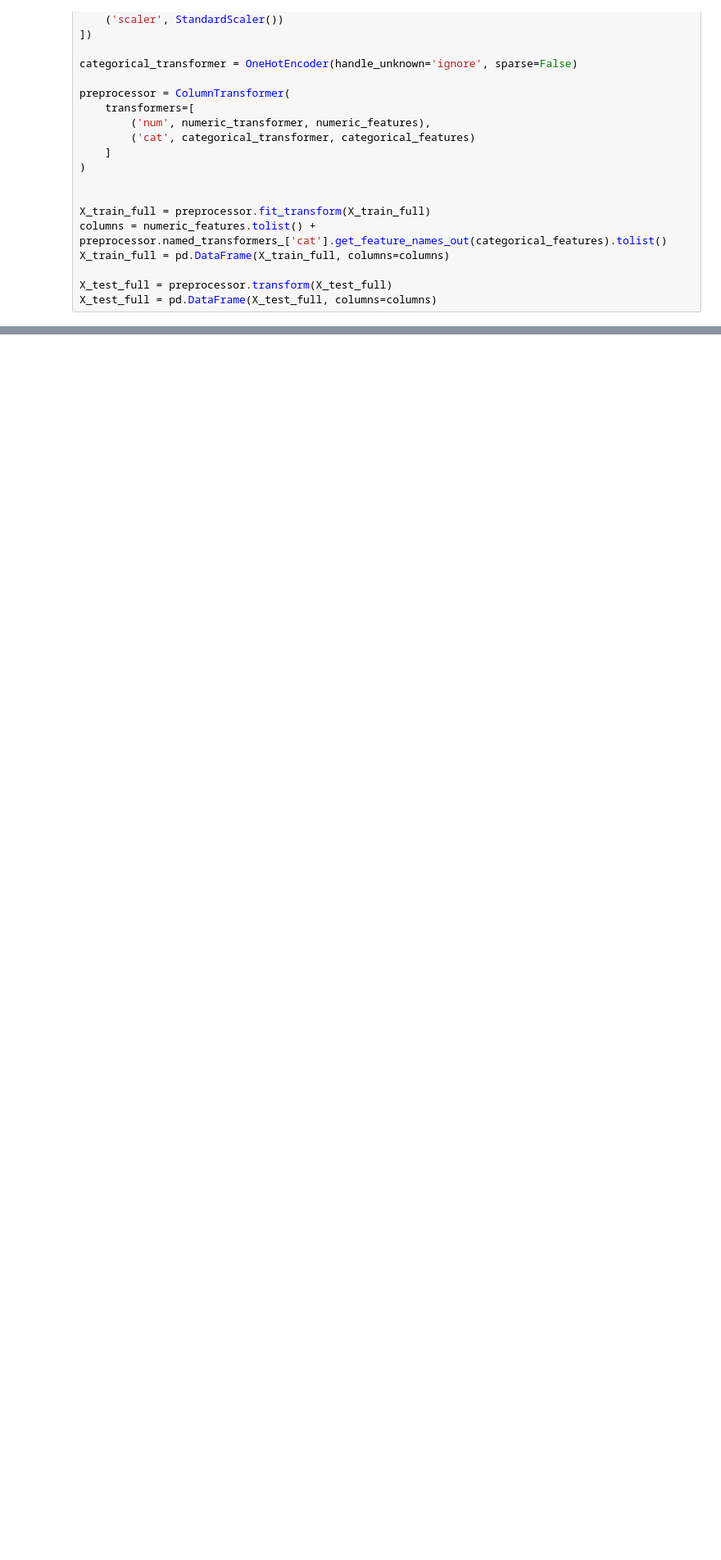
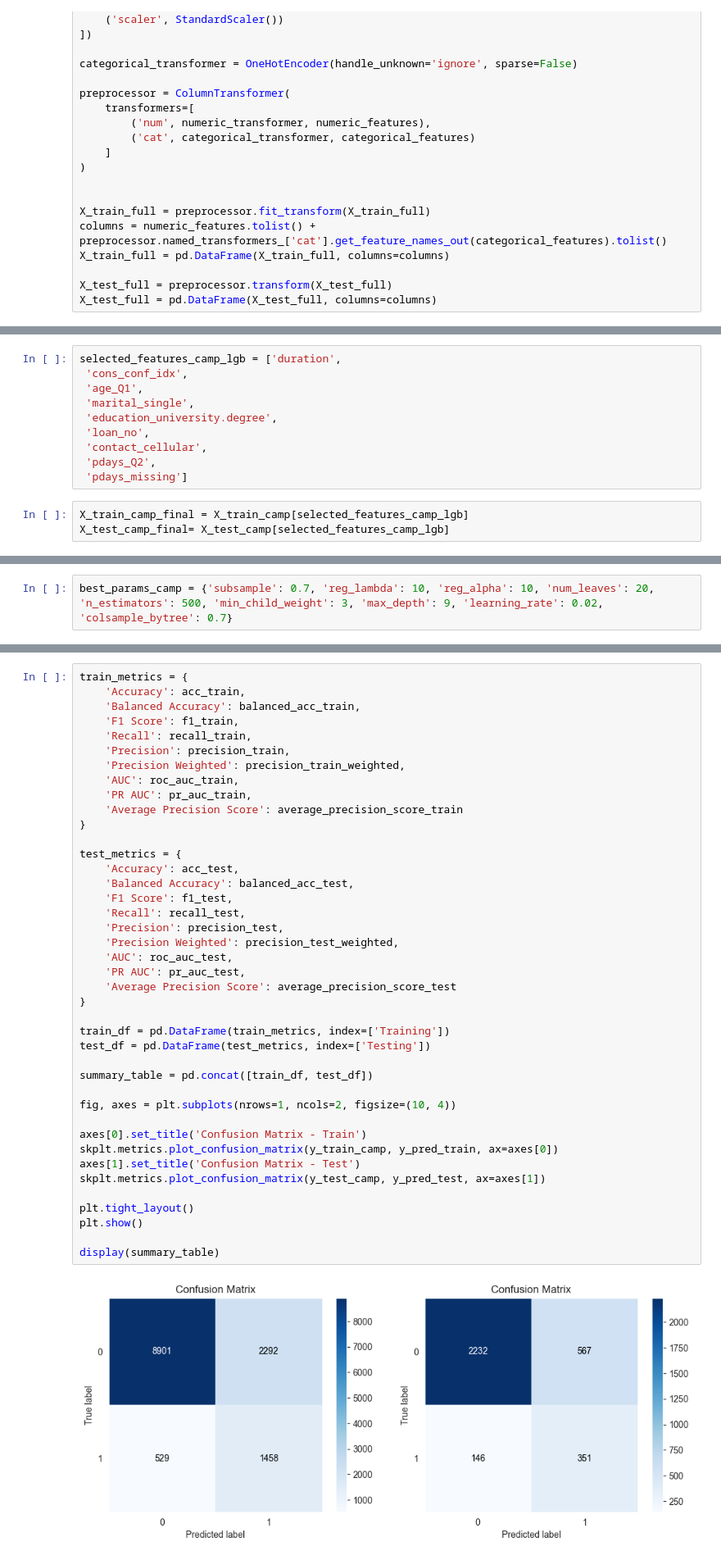
Before and after one commit to zuzannamiazio/RR_project, a Jupyter notebook: project_file.ipynb, the cells around one changed output, grey strips where cells are left out. Shown at 82% size. Drawn from its saved outputs; the diff is of its cells as text; blank space fills up the shorter version.

```diff
--- a/project_file.ipynb
+++ b/project_file.ipynb
@@ -498,0 +822,13 @@ And if memory is not enough, you can set `force_col_wise=true`.
+# %%
+selected_features_camp_lgb = ['duration',
+ 'cons_conf_idx',
+ 'age_Q1',
+ 'marital_single',
+ 'education_university.degree',
+ 'loan_no',
+ 'contact_cellular',
+ 'pdays_Q2',
+ 'pdays_missing']
+# %%
+X_train_camp_final = X_train_camp[selected_features_camp_lgb]
+X_test_camp_final= X_test_camp[selected_features_camp_lgb]
@@ -498,0 +865,2 @@ And if memory is not enough, you can set `force_col_wise=true`.
+# %%
+best_params_camp = {'subsample': 0.7, 'reg_lambda': 10, 'reg_alpha': 10, 'num_leaves': 20, 'n_estimators': 500, 'min_child_weight': 3, 'max_depth': 9, 'learning_rate': 0.02, 'colsample_bytree': 0.7}
@@ -498,0 +900,43 @@ And if memory is not enough, you can set `force_col_wise=true`.
+# %%
+train_metrics = {
+    'Accuracy': acc_train,
+    'Balanced Accuracy': balanced_acc_train,
+    'F1 Score': f1_train,
+    'Recall': recall_train,
+    'Precision': precision_train,
+    'Precision Weighted': precision_train_weighted,
+    'AUC': roc_auc_train,
+    'PR AUC': pr_auc_train,
+    'Average Precision Score': average_precision_score_train
+}
+
+test_metrics = {
+    'Accuracy': acc_test,
+    'Balanced Accuracy': balanced_acc_test,
+    'F1 Score': f1_test,
+    'Recall': recall_test,
+    'Precision': precision_test,
+    'Precision Weighted': precision_test_weighted,
+    'AUC': roc_auc_test,
+    'PR AUC': pr_auc_test,
+    'Average Precision Score': average_precision_score_test
+}
+
+train_df = pd.DataFrame(train_metrics, index=['Training'])
+test_df = pd.DataFrame(test_metrics, index=['Testing'])
+
+summary_table = pd.concat([train_df, test_df])
+
+fig, axes = plt.subplots(nrows=1, ncols=2, figsize=(10, 4))
+
+axes[0].set_title('Confusion Matrix - Train')
+skplt.metrics.plot_confusion_matrix(y_train_camp, y_pred_train, ax=axes[0])
+axes[1].set_title('Confusion Matrix - Test')
+skplt.metrics.plot_confusion_matrix(y_test_camp, y_pred_test, ax=axes[1])
+
+plt.tight_layout()
+plt.show()
+
+display(summary_table)
+# %% [output]
+[figure, added]
```
Also changed, not shown: parts of 39 cells of this notebook.
